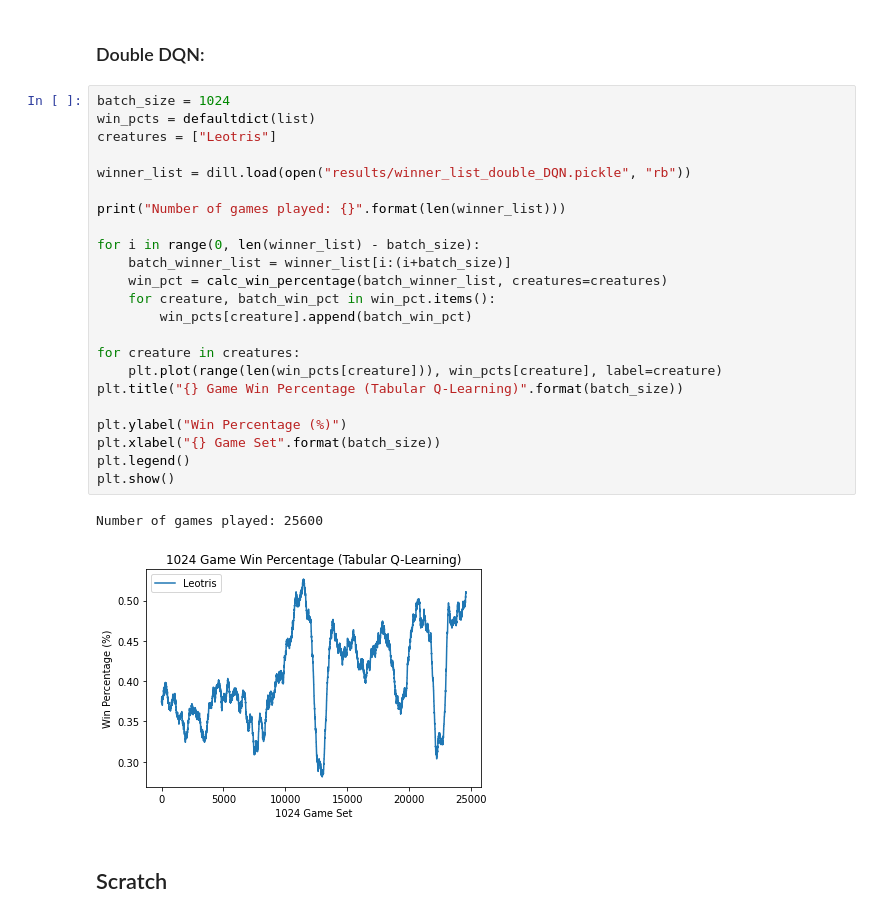
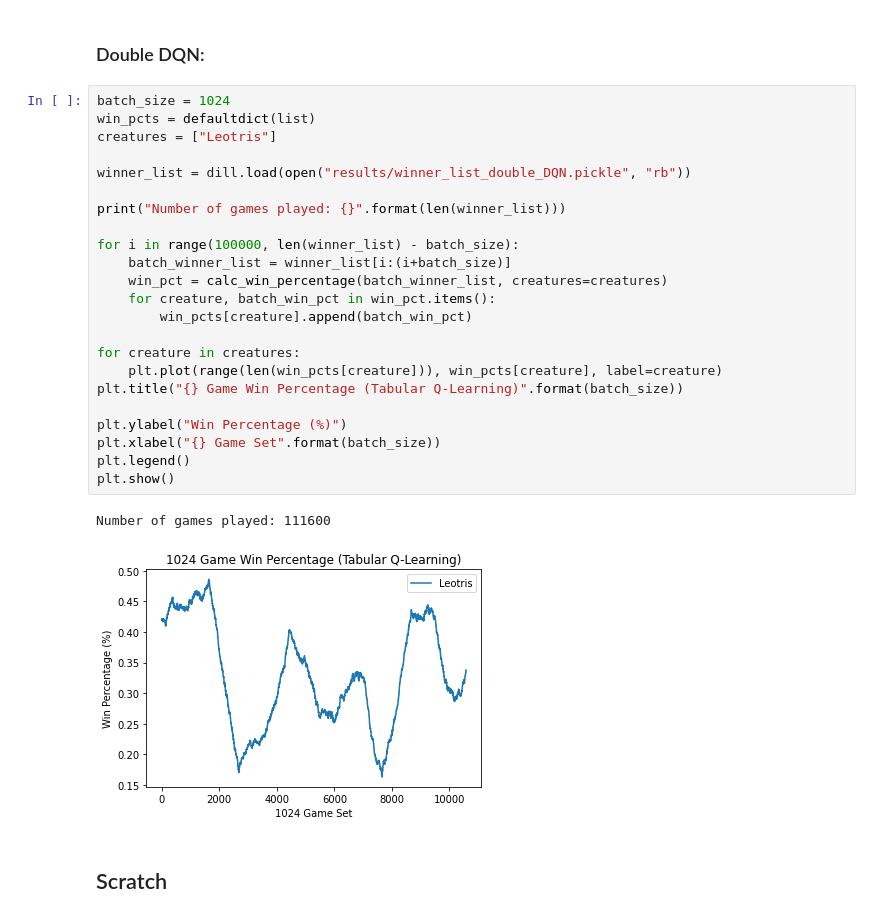
Before and after one commit to AndrewLim1990/dungeonsNdata, a Jupyter notebook: analysis.ipynb, the cells around one changed output. Cells and saved outputs as stored; diff of their text form.

```diff
--- a/analysis.ipynb
+++ b/analysis.ipynb
@@ -178,29 +178,29 @@ Number of games played: 1600
 # %%
 batch_size = 1024
 win_pcts = defaultdict(list)
 creatures = ["Leotris"]
 
 winner_list = dill.load(open("results/winner_list_double_DQN.pickle", "rb"))
 
 print("Number of games played: {}".format(len(winner_list)))
 
-for i in range(0, len(winner_list) - batch_size):
+for i in range(100000, len(winner_list) - batch_size):
     batch_winner_list = winner_list[i:(i+batch_size)]
     win_pct = calc_win_percentage(batch_winner_list, creatures=creatures)
     for creature, batch_win_pct in win_pct.items():
         win_pcts[creature].append(batch_win_pct)
 
 for creature in creatures:
     plt.plot(range(len(win_pcts[creature])), win_pcts[creature], label=creature)
 plt.title("{} Game Win Percentage (Tabular Q-Learning)".format(batch_size))
 
 plt.ylabel("Win Percentage (%)")
 plt.xlabel("{} Game Set".format(batch_size))
 plt.legend()
 plt.show()
 # %% [output]
-Number of games played: 25600
+Number of games played: 111600
-[figure, old version]
+[figure, new version]
 # %% [markdown]
 ## Scratch
 # %%
```
Also changed, not shown: parts of 4 cells of this notebook, 5 other files.
